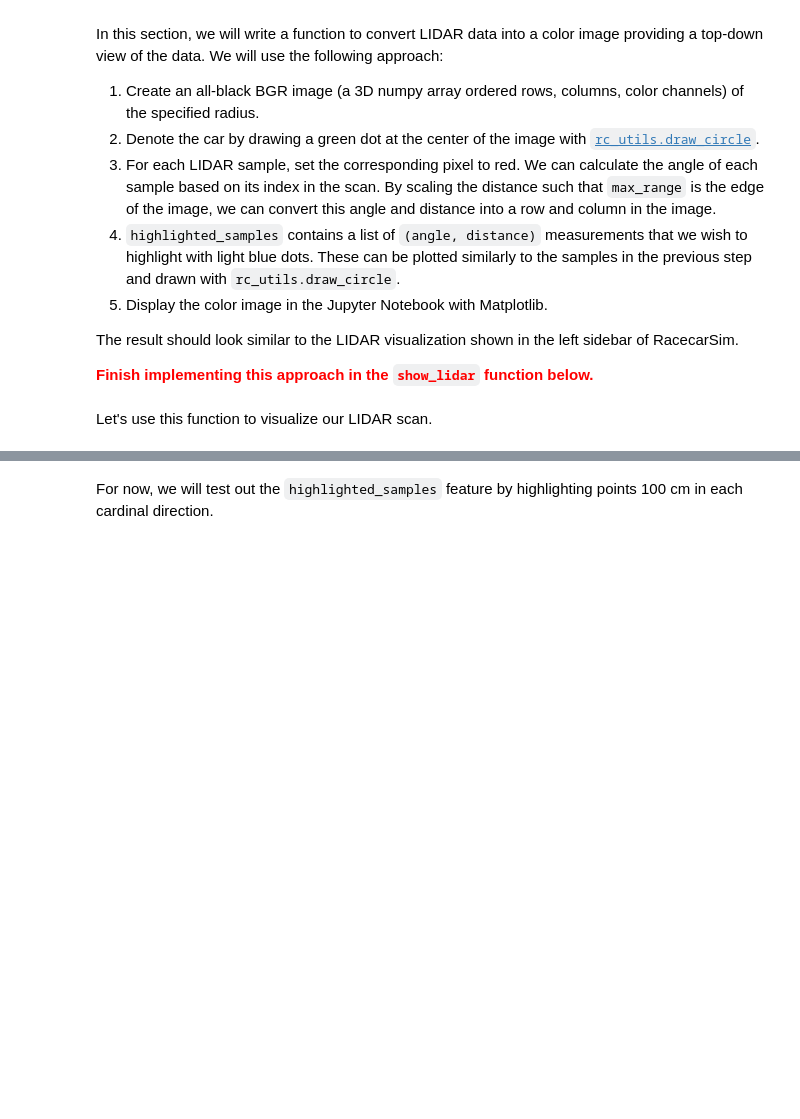
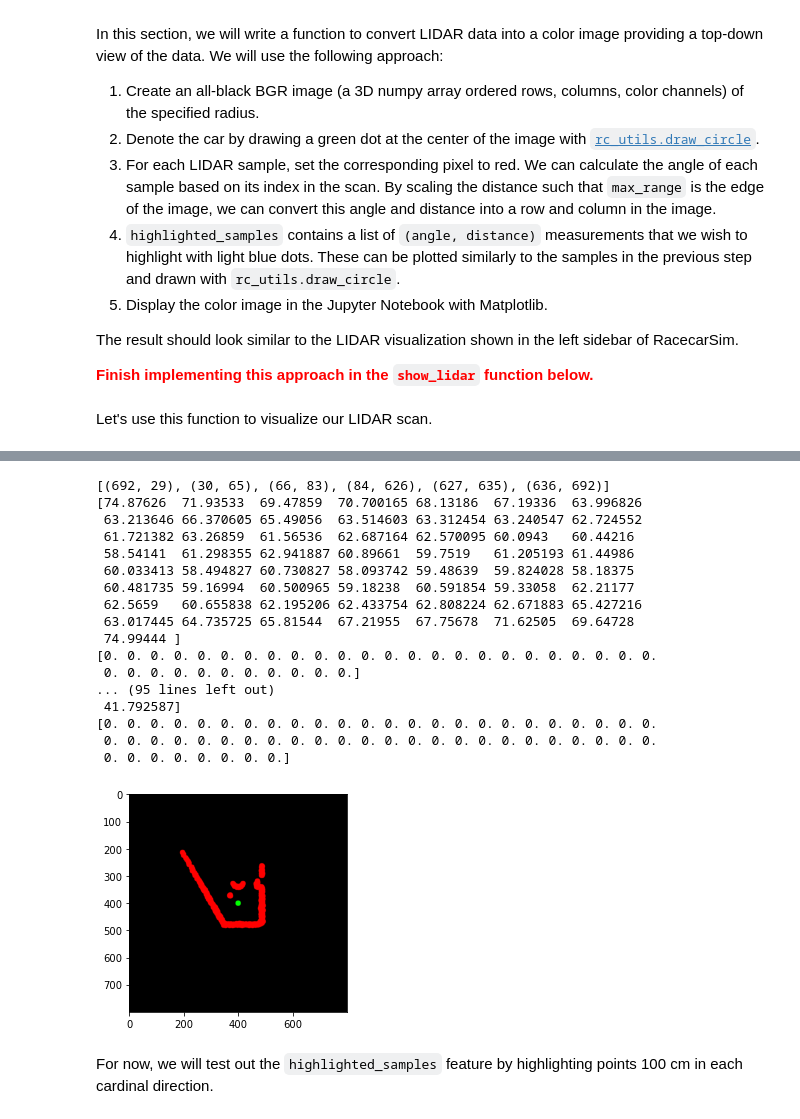
Before and after one commit to Dh-Van/racecar-team4, a Jupyter notebook: lab4/lab4.ipynb, the cells around one changed output, grey strips where cells are left out. Saved outputs shown, nothing was run; the diff lists cells and outputs as text; code cells hidden in the pictures; blank space fills up the shorter version.

```diff
--- a/lab4/lab4.ipynb
+++ b/lab4/lab4.ipynb
@@ -127,0 +170,20 @@ show_lidar(scan)
+# %%
+def dcc(scan):
+    data1 = []
+    last = len(scan) - 1, scan[len(scan) - 1]
+    for i in range(len(scan)):
+        data1.append((i, math.sqrt((scan[i]**2)+(last[1]**2)-(2*scan[i]*last[1]*math.cos(math.radians(i/2)-math.radians(last[0]/2))))))
+        last = i, scan[i]
+    raw_distances = [i[1] for i in data1]
+    clean_distances = convolve(raw_distances, [-1, -2, -3, 5, -3, -2, -1])
+    # print(clean_distances)
+    zip_points = zip(clean_distances, range(len(clean_distances)))
+    points = [*zip_points]
+    #finds all windows
+    values = [i for i in points if i[0] > 0]
+    windows = []
+    last = values[-1][1]
+    for breakpoint in values:
+        windows.append((last, breakpoint[1]))
+        last = breakpoint[1] + 1
+    return windows
@@ -128,3 +236,41 @@ show_lidar(scan)
+# %%
+def graphDistance(scan):
+    #DCC
+    windows = dcc(scan)
+    print(windows)
+    for window in windows:
+        low = window[0]
+        high = window[1]
+        distances = np.roll(scan, 720 - low)[:high - low]
+        print(distances)
+        # reholt(window, distances)
+
+
+
+    #REHOLT
+
+
+graphDistance(scan)
+show_lidar(scan)
+# %% [output]
+[(692, 29), (30, 65), (66, 83), (84, 626), (627, 635), (636, 692)]
+[74.87626  71.93533  69.47859  70.700165 68.13186  67.19336  63.996826
+ 63.213646 66.370605 65.49056  63.514603 63.312454 63.240547 62.724552
+ 61.721382 63.26859  61.56536  62.687164 62.570095 60.0943   60.44216
+ 58.54141  61.298355 62.941887 60.89661  59.7519   61.205193 61.44986
+ 60.033413 58.494827 60.730827 58.093742 59.48639  59.824028 58.18375
+ 60.481735 59.16994  60.500965 59.18238  60.591854 59.33058  62.21177
+ 62.5659   60.655838 62.195206 62.433754 62.808224 62.671883 65.427216
+ 63.017445 64.735725 65.81544  67.21955  67.75678  71.62505  69.64728
+ 74.99444 ]
+[0. 0. 0. 0. 0. 0. 0. 0. 0. 0. 0. 0. 0. 0. 0. 0. 0. 0. 0. 0. 0. 0. 0. 0.
+ 0. 0. 0. 0. 0. 0. 0. 0. 0. 0. 0.]
+... (95 lines left out)
+ 41.792587]
+[0. 0. 0. 0. 0. 0. 0. 0. 0. 0. 0. 0. 0. 0. 0. 0. 0. 0. 0. 0. 0. 0. 0. 0.
+ 0. 0. 0. 0. 0. 0. 0. 0. 0. 0. 0. 0. 0. 0. 0. 0. 0. 0. 0. 0. 0. 0. 0. 0.
+ 0. 0. 0. 0. 0. 0. 0. 0.]
+[figure, added]
 # %% [markdown]
 For now, we will test out the `highlighted_samples` feature by highlighting points 100 cm in each cardinal direction.
 # %%
```
Also changed, not shown: parts of 15 cells of this notebook, 10 other files.
